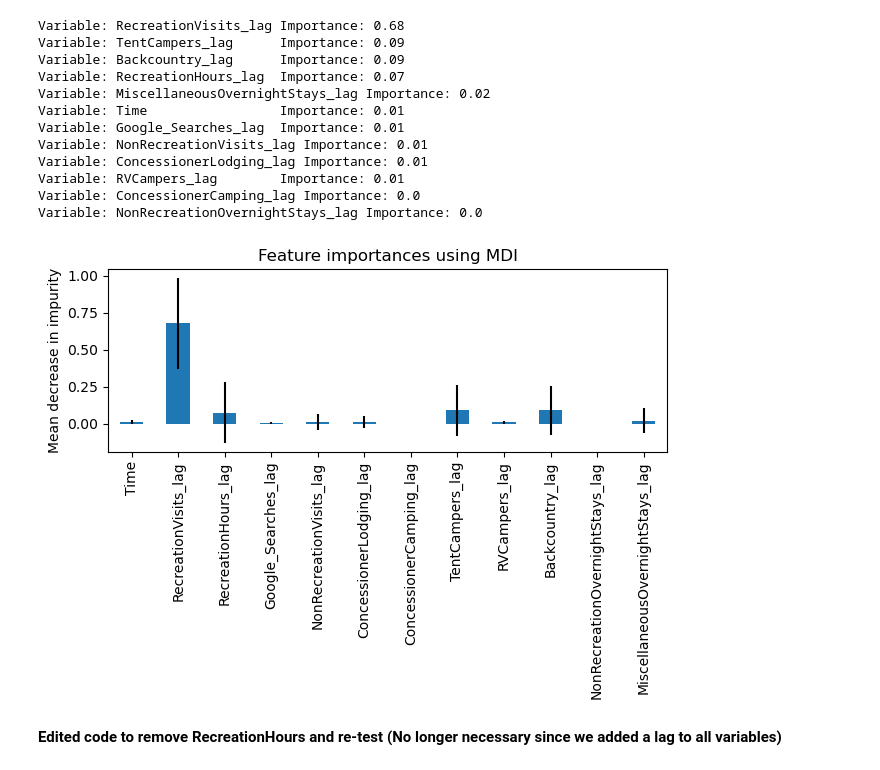
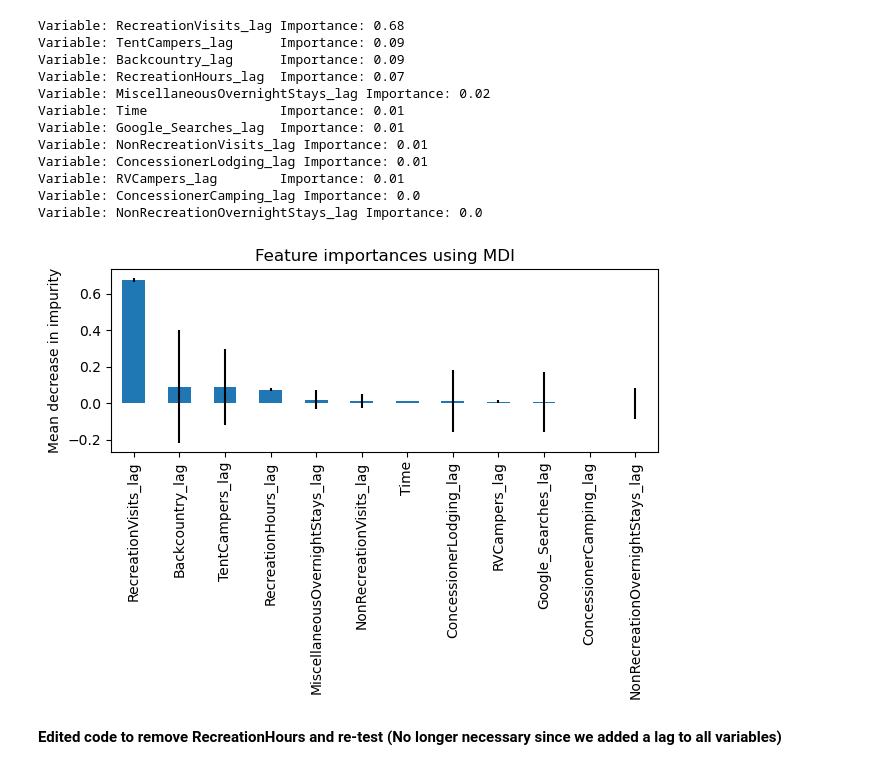
Before and after one commit to l-ching/Milestone-2, a Jupyter notebook: sup_learning_Yosemite.ipynb, the cells around one changed output. Saved outputs shown, nothing was run; the diff lists cells and outputs as text; code cells hidden in the pictures.

```diff
--- a/sup_learning_Yosemite.ipynb
+++ b/sup_learning_Yosemite.ipynb
@@ -539,14 +532,15 @@ importances = rfr.feature_importances_
 std = np.std([tree.feature_importances_ for tree in rfr.estimators_], axis=0)
 # %%
 forest_importances = pd.Series(importances, index=feature_list_all)
+forest_importances = forest_importances.sort_values(ascending = False)
 
 fig, ax = plt.subplots()
 forest_importances.plot.bar(yerr=std, ax=ax)
 ax.set_title("Feature importances using MDI")
 ax.set_ylabel("Mean decrease in impurity")
 fig.tight_layout()
 # %% [output]
-[figure, old version]
+[figure, new version]
 # %% [markdown]
 **Edited code to remove RecreationHours and re-test (No longer necessary since we added a lag to all variables)**
 # %%
```
Also changed, not shown: parts of 2 cells of this notebook.
